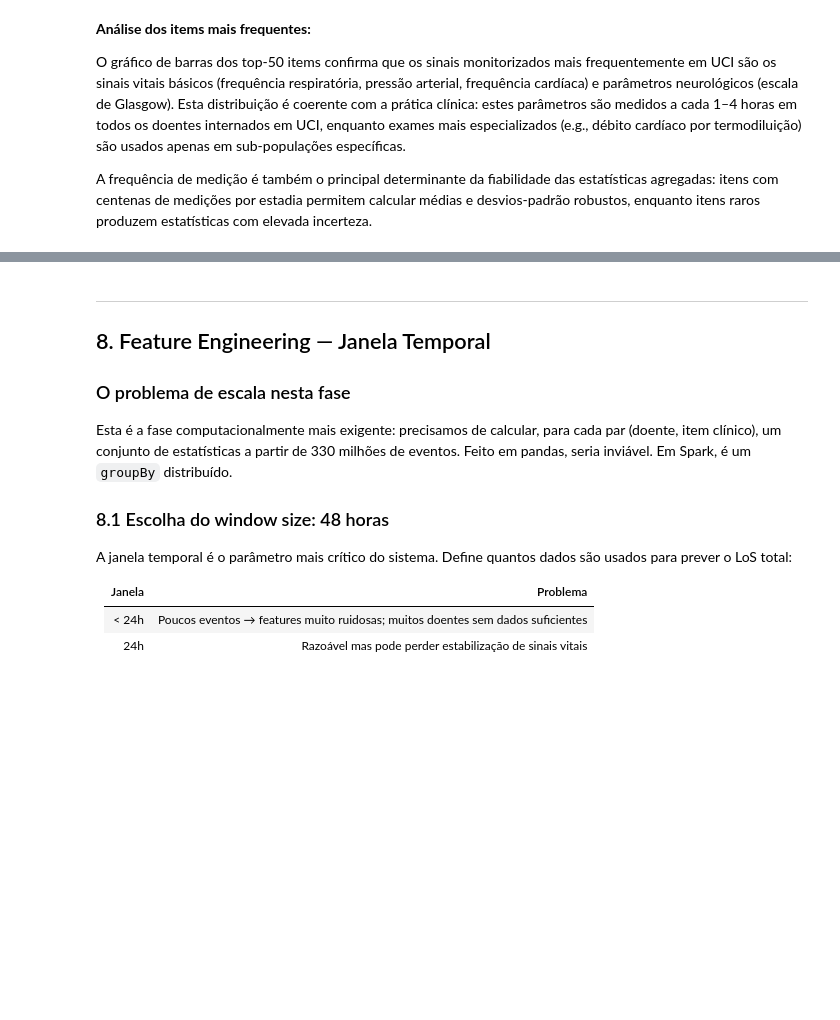
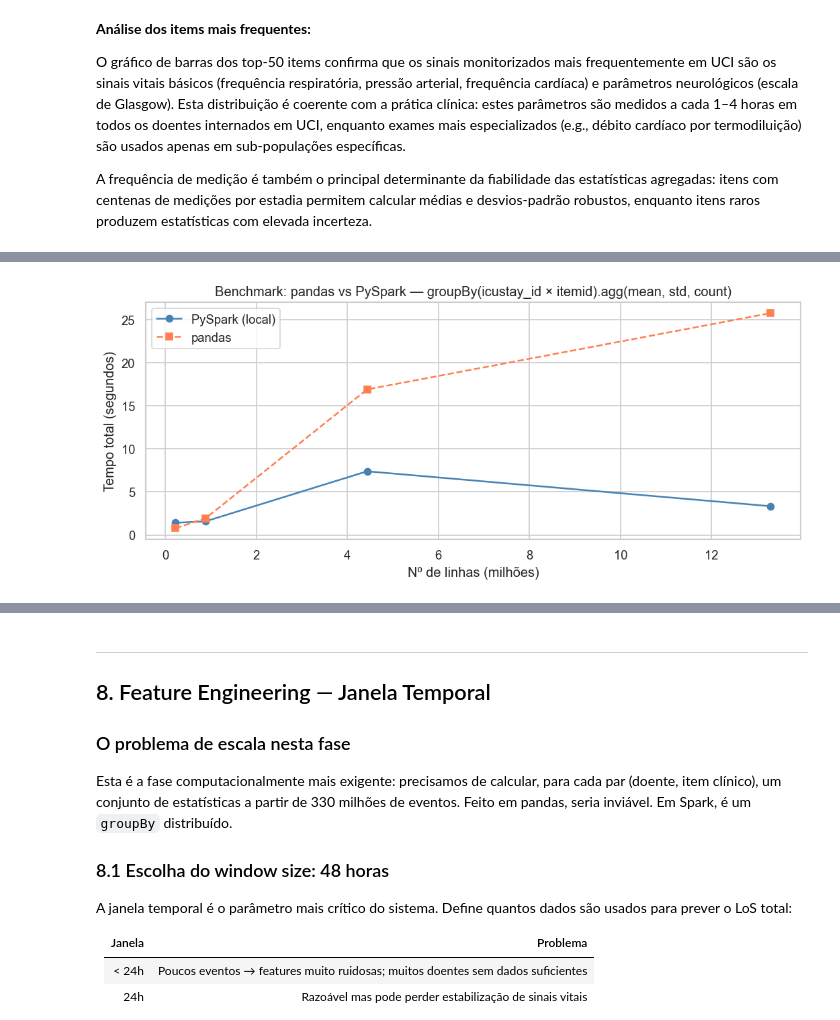
Before and after one commit to marianafonsecaa/mimic3-icu-los-prediction, a Jupyter notebook: mimic3_projeto.ipynb, the cells around one changed output, grey strips where cells are left out. Drawn from its saved outputs; the diff is of its cells as text; code cells hidden in the pictures; blank space fills up the shorter version.

```diff
--- a/mimic3_projeto.ipynb
+++ b/mimic3_projeto.ipynb
@@ -780,0 +801,74 @@ A frequência de medição é também o principal determinante da fiabilidade da
+# %%
+import gc
+
+# Tamanhos de subconjunto a testar (fracções do CHARTEVENTS ~330M linhas)
+# Paramos em 30M para evitar OOM com pandas (≈ 3 GB em RAM)
+BENCH_SIZES = {
+    '500K':  500_000  / 330_000_000,
+    '2M':  2_000_000  / 330_000_000,
+    '10M': 10_000_000 / 330_000_000,
+    '30M': 30_000_000 / 330_000_000,
+}
+
+bench_results = []
+
+print(f"{'N linhas':>10} | {'Spark (s)':>10} | {'pd collect':>10} | {'pd agg (s)':>10} | {'pd total':>9} | Vencedor")
+print("-" * 73)
+
+for label, frac in BENCH_SIZES.items():
+    subset_spark = chart_spark.sample(fraction=frac, seed=42).cache()
+    n_real = subset_spark.count()   # força o cache
+
+    # --- Spark: mesma agregação que stats_por_item ---
+    t0 = time.time()
+    _ = subset_spark.groupBy('icustay_id', 'itemid').agg(
+        F.mean('valuenum').alias('mean_val'),
+        F.stddev('valuenum').alias('std_val'),
+        F.count('valuenum').alias('n_events')
+    ).count()
+    t_spark = time.time() - t0
+
+    # --- pandas: materializar + agregar ---
+    t1 = time.time()
+    try:
+        subset_pd = subset_spark.toPandas()
+        t_collect = time.time() - t1
+
+        t2 = time.time()
+        _ = subset_pd.groupby(['icustay_id', 'itemid'])['valuenum'].agg(['mean', 'std', 'count'])
+        t_agg = time.time() - t2
+        t_pandas = t_collect + t_agg
+        oom = False
+        del subset_pd
+        gc.collect()
+    except MemoryError:
+        t_collect = float('nan')
+        t_agg = float('nan')
+        t_pandas = float('nan')
+        oom = True
+
+    vencedor = 'OOM pandas' if oom else ('Spark' if t_spark < t_pandas else 'pandas')
+    print(f"{n_real:>10,} | {t_spark:>10.1f} | {t_collect if not oom else 'OOM':>10} | {t_agg if not oom else '':>10} | {t_pandas if not oom else 'OOM':>9} | {vencedor}")
+
+    bench_results.append({
+        'label': label, 'n': n_real,
+        'spark_s': t_spark,
+        'pandas_s': t_pandas,
+        'oom': oom
+    })
+    subset_spark.unpersist()
+
+# Gráfico de escalabilidade
+df_bench = pd.DataFrame([r for r in bench_results if not r['oom']])
+if not df_bench.empty:
+    fig, ax = plt.subplots(figsize=(9, 4))
+    ax.plot(df_bench['n'] / 1e6, df_bench['spark_s'],  'o-', color='steelblue', label='PySpark (local)')
+    ax.plot(df_bench['n'] / 1e6, df_bench['pandas_s'], 's--', color='coral',    label='pandas')
+    ax.set_xlabel('Nº de linhas (milhões)')
+    ax.set_ylabel('Tempo total (segundos)')
+    ax.set_title('Benchmark: pandas vs PySpark — groupBy(icustay_id × itemid).agg(mean, std, count)')
+    ax.legend()
+    plt.tight_layout()
+    plt.savefig('plot_benchmark_pandas_spark.png', bbox_inches='tight')
+    plt.show()
+# %% [output]
@@ -780,0 +881 @@ A frequência de medição é também o principal determinante da fiabilidade da
+[figure, added]
```
Also changed, not shown: parts of 42 cells of this notebook.
